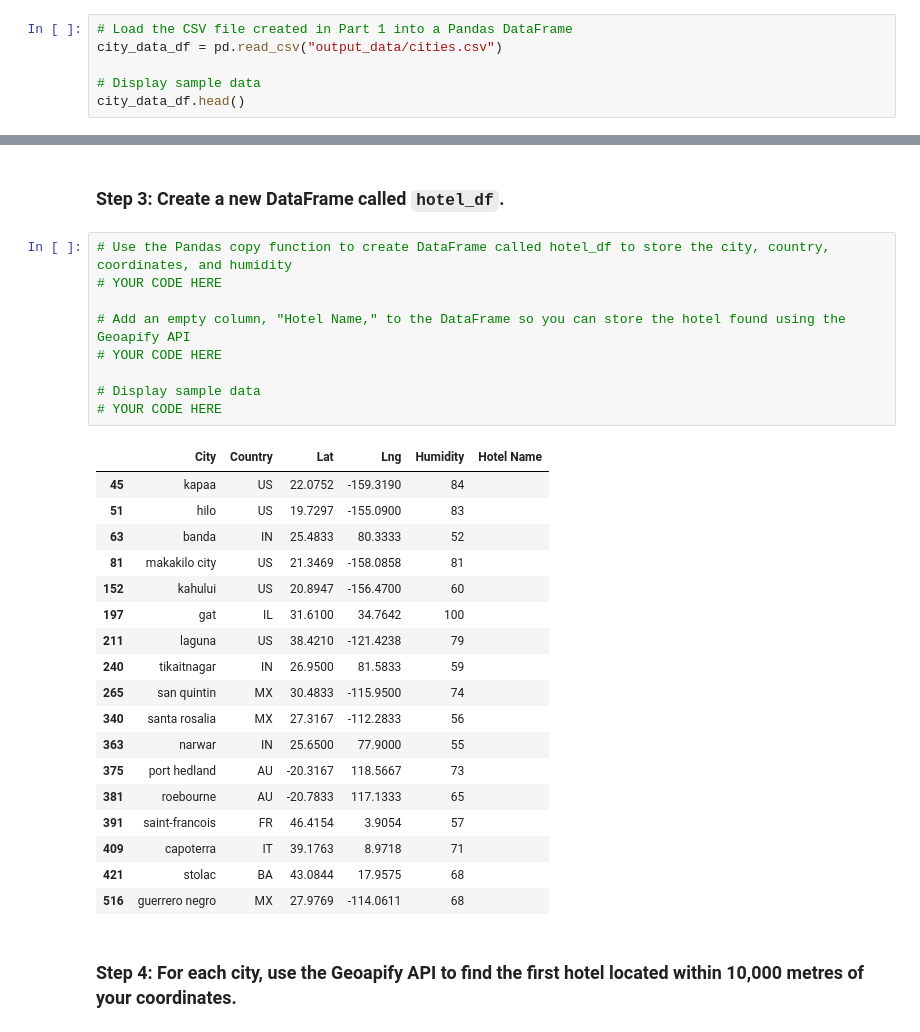
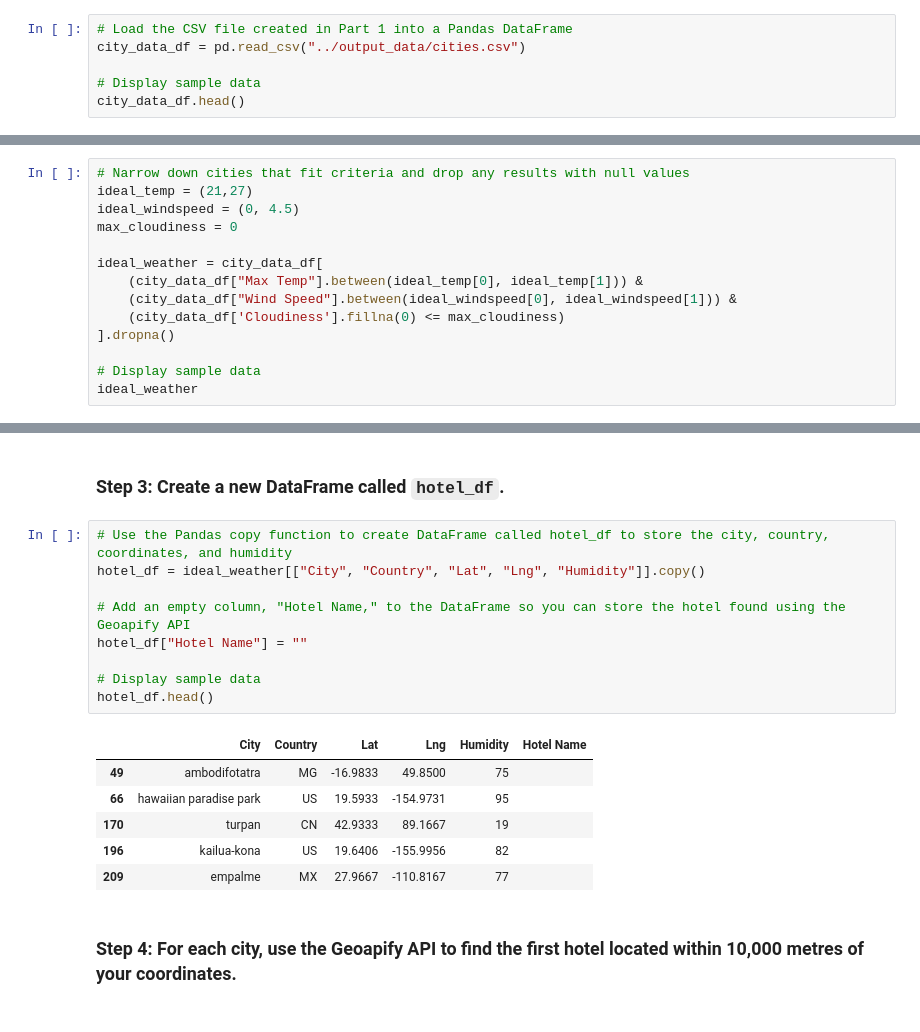
Before and after one commit to Expopanda/Python_API_Challenge, a Jupyter notebook: VacationPy/VacationPy.ipynb, the cells around one changed output, grey strips where cells are left out. Saved outputs shown, nothing was run; the diff lists cells and outputs as text.

```diff
--- a/VacationPy/VacationPy.ipynb
+++ b/VacationPy/VacationPy.ipynb
@@ -16,6 +18,6 @@ ModuleNotFoundError: No module named 'api_keys'
 # %%
 # Load the CSV file created in Part 1 into a Pandas DataFrame
-city_data_df = pd.read_csv("output_data/cities.csv")
+city_data_df = pd.read_csv("../output_data/cities.csv")
 
 # Display sample data
 city_data_df.head()
@@ -72,0 +57,14 @@ city_data_df.head()
+# %%
+# Narrow down cities that fit criteria and drop any results with null values
+ideal_temp = (21,27)
+ideal_windspeed = (0, 4.5)
+max_cloudiness = 0
+
+ideal_weather = city_data_df[
+    (city_data_df["Max Temp"].between(ideal_temp[0], ideal_temp[1])) &
+    (city_data_df["Wind Speed"].between(ideal_windspeed[0], ideal_windspeed[1])) &
+    (city_data_df['Cloudiness'].fillna(0) <= max_cloudiness)
+].dropna()
+
+# Display sample data
+ideal_weather
@@ -74,32 +87,20 @@ city_data_df.head()
 ### Step 3: Create a new DataFrame called `hotel_df`.
 # %%
 # Use the Pandas copy function to create DataFrame called hotel_df to store the city, country, coordinates, and humidity
-# YOUR CODE HERE
+hotel_df = ideal_weather[["City", "Country", "Lat", "Lng", "Humidity"]].copy()
 
 # Add an empty column, "Hotel Name," to the DataFrame so you can store the hotel found using the Geoapify API
-# YOUR CODE HERE
+hotel_df["Hotel Name"] = ""
 
 # Display sample data
-# YOUR CODE HERE
+hotel_df.head()
 # %% [output]
 |  | City | Country | Lat | Lng | Humidity | Hotel Name |
-| 45 | kapaa | US | 22.0752 | -159.3190 | 84 |  |
-| 51 | hilo | US | 19.7297 | -155.0900 | 83 |  |
-| 63 | banda | IN | 25.4833 | 80.3333 | 52 |  |
-| 81 | makakilo city | US | 21.3469 | -158.0858 | 81 |  |
-| 152 | kahului | US | 20.8947 | -156.4700 | 60 |  |
-| 197 | gat | IL | 31.6100 | 34.7642 | 100 |  |
-| 211 | laguna | US | 38.4210 | -121.4238 | 79 |  |
-| 240 | tikaitnagar | IN | 26.9500 | 81.5833 | 59 |  |
-| 265 | san quintin | MX | 30.4833 | -115.9500 | 74 |  |
-| 340 | santa rosalia | MX | 27.3167 | -112.2833 | 56 |  |
-| 363 | narwar | IN | 25.6500 | 77.9000 | 55 |  |
-| 375 | port hedland | AU | -20.3167 | 118.5667 | 73 |  |
-| 381 | roebourne | AU | -20.7833 | 117.1333 | 65 |  |
-| 391 | saint-francois | FR | 46.4154 | 3.9054 | 57 |  |
-| 409 | capoterra | IT | 39.1763 | 8.9718 | 71 |  |
-| 421 | stolac | BA | 43.0844 | 17.9575 | 68 |  |
-| 516 | guerrero negro | MX | 27.9769 | -114.0611 | 68 |  |
+| 49 | ambodifotatra | MG | -16.9833 | 49.8500 | 75 |  |
+| 66 | hawaiian paradise park | US | 19.5933 | -154.9731 | 95 |  |
+| 170 | turpan | CN | 42.9333 | 89.1667 | 19 |  |
+| 196 | kailua-kona | US | 19.6406 | -155.9956 | 82 |  |
+| 209 | empalme | MX | 27.9667 | -110.8167 | 77 |  |
 # %% [markdown]
 ### Step 4: For each city, use the Geoapify API to find the first hotel located within 10,000 metres of your coordinates.
 # %%
```
Also changed, not shown: parts of 8 cells of this notebook, 13 other files.
